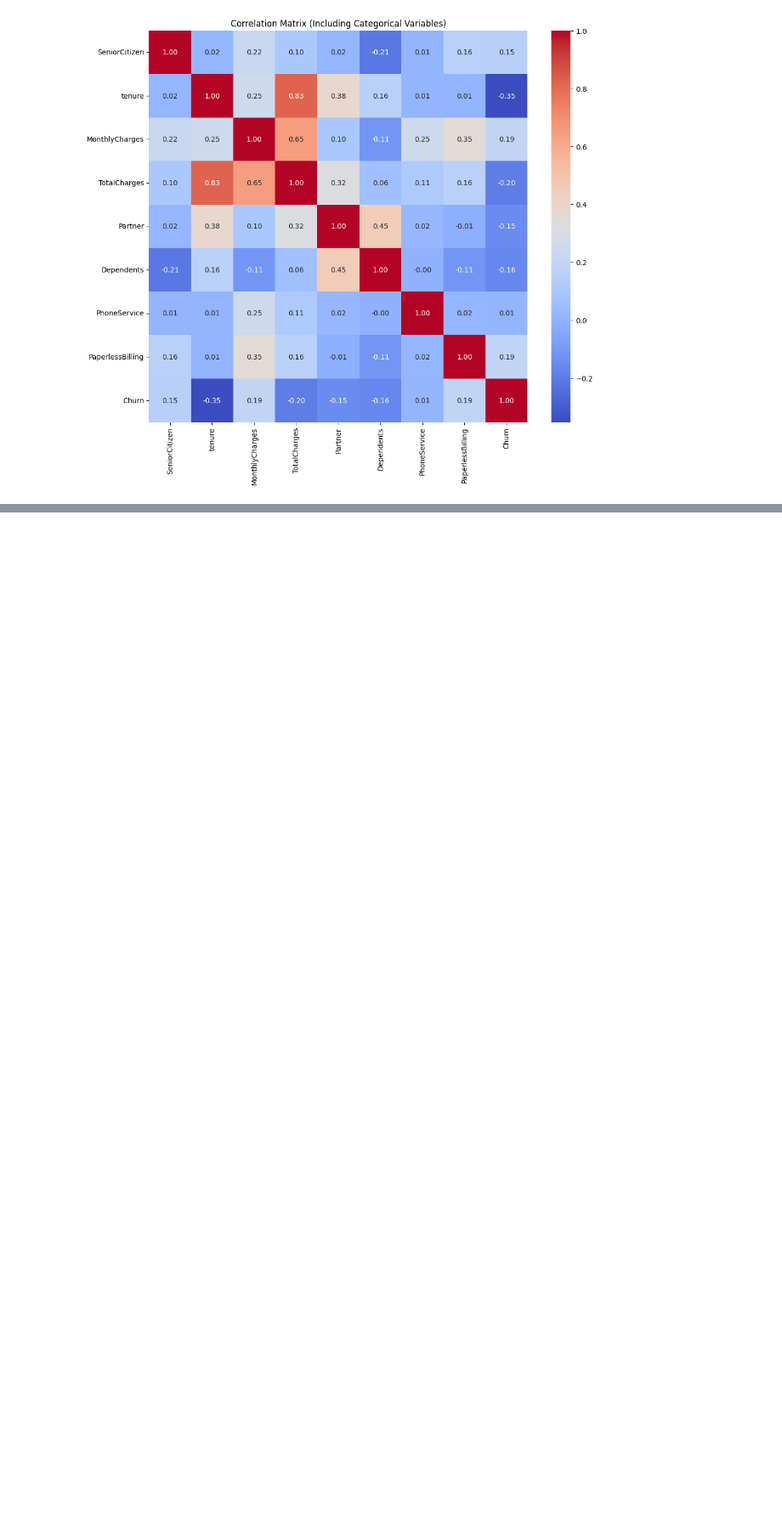
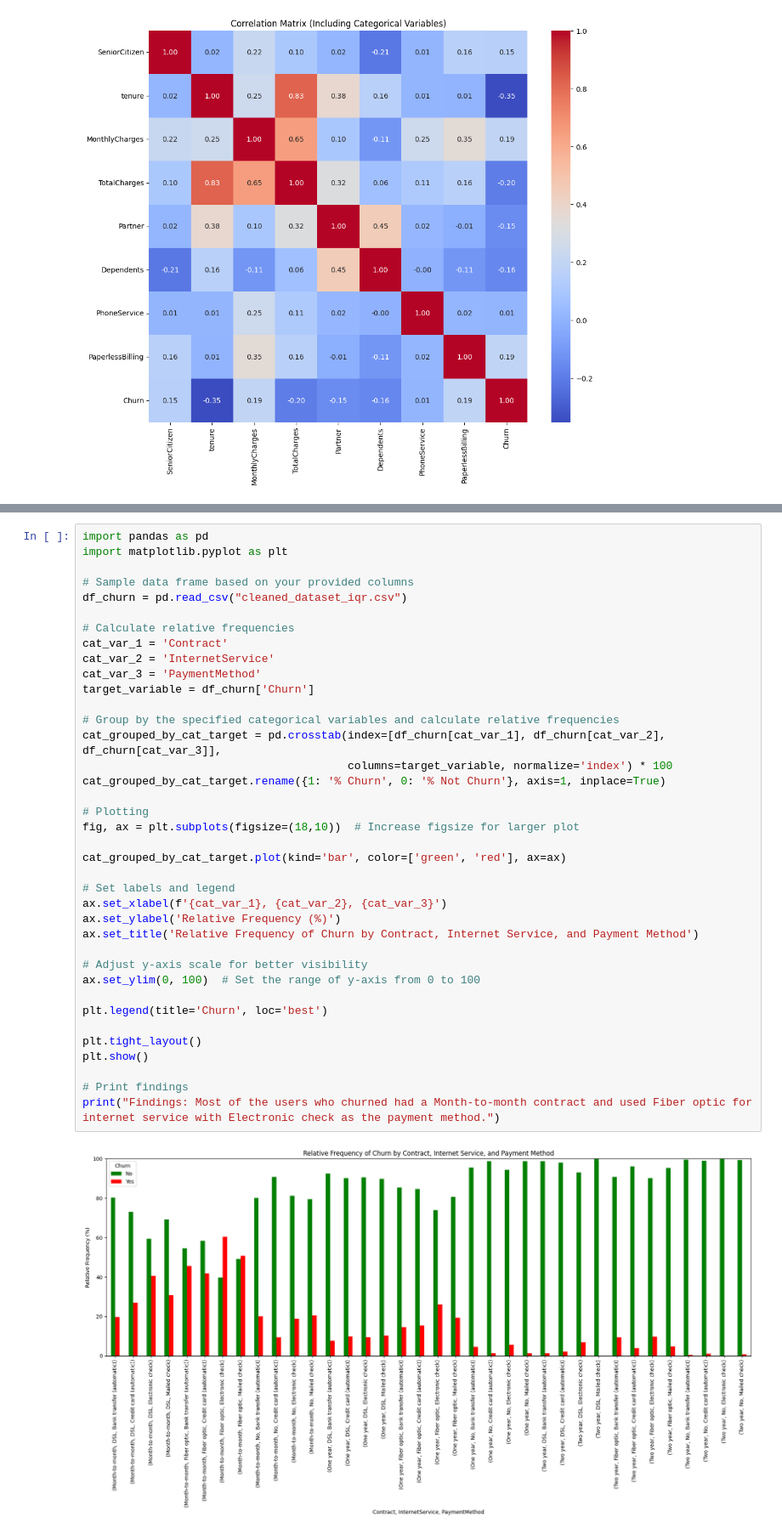
Before and after one commit to Sudheerbmb/Internship-FUTURENSE, a Jupyter notebook: CustomerChurn/EDA.ipynb, the cells around one changed output, grey strips where cells are left out. Shown at 85% size. Cells and saved outputs as stored; diff of their text form; blank space fills up the shorter version.

```diff
--- a/CustomerChurn/EDA.ipynb
+++ b/CustomerChurn/EDA.ipynb
@@ -393,0 +423,40 @@ plt.show()
+# %%
+import pandas as pd
+import matplotlib.pyplot as plt
+
+# Sample data frame based on your provided columns
+df_churn = pd.read_csv("cleaned_dataset_iqr.csv")
+
+# Calculate relative frequencies
+cat_var_1 = 'Contract'
+cat_var_2 = 'InternetService'
+cat_var_3 = 'PaymentMethod'
+target_variable = df_churn['Churn']
+
+# Group by the specified categorical variables and calculate relative frequencies
+cat_grouped_by_cat_target = pd.crosstab(index=[df_churn[cat_var_1], df_churn[cat_var_2], df_churn[cat_var_3]],
+                                        columns=target_variable, normalize='index') * 100
+cat_grouped_by_cat_target.rename({1: '% Churn', 0: '% Not Churn'}, axis=1, inplace=True)
+
+# Plotting
+fig, ax = plt.subplots(figsize=(18,10))  # Increase figsize for larger plot
+
+cat_grouped_by_cat_target.plot(kind='bar', color=['green', 'red'], ax=ax)
+
+# Set labels and legend
+ax.set_xlabel(f'{cat_var_1}, {cat_var_2}, {cat_var_3}')
+ax.set_ylabel('Relative Frequency (%)')
+ax.set_title('Relative Frequency of Churn by Contract, Internet Service, and Payment Method')
+
+# Adjust y-axis scale for better visibility
+ax.set_ylim(0, 100)  # Set the range of y-axis from 0 to 100
+
+plt.legend(title='Churn', loc='best')
+
+plt.tight_layout()
+plt.show()
+
+# Print findings
+print("Findings: Most of the users who churned had a Month-to-month contract and used Fiber optic for internet service with Electronic check as the payment method.")
+# %% [output]
+[figure, added]
```
Also changed, not shown: parts of 4 cells of this notebook, 7 other files.
